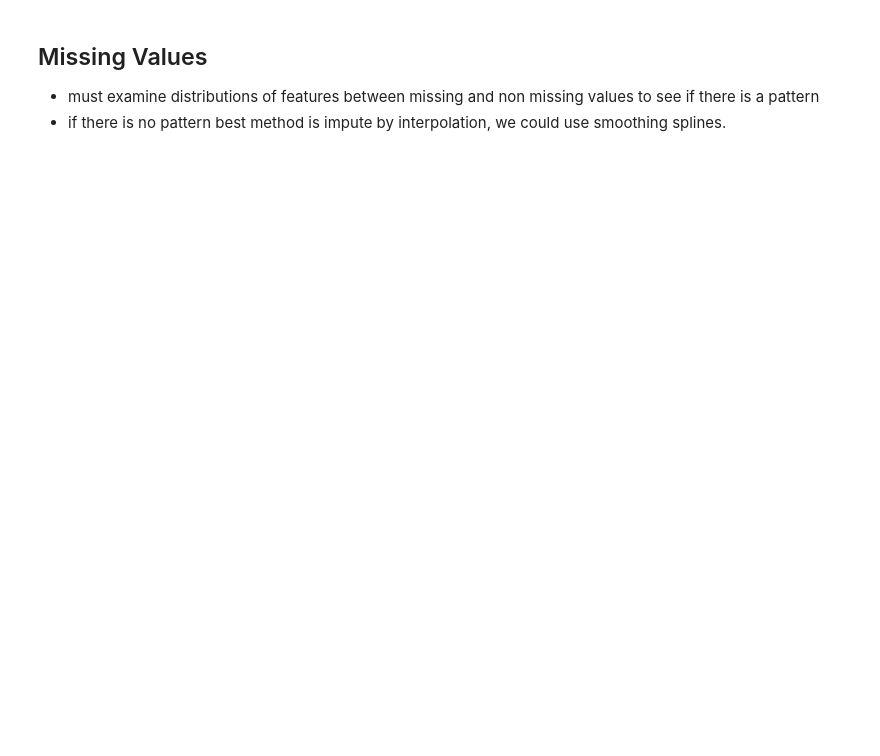
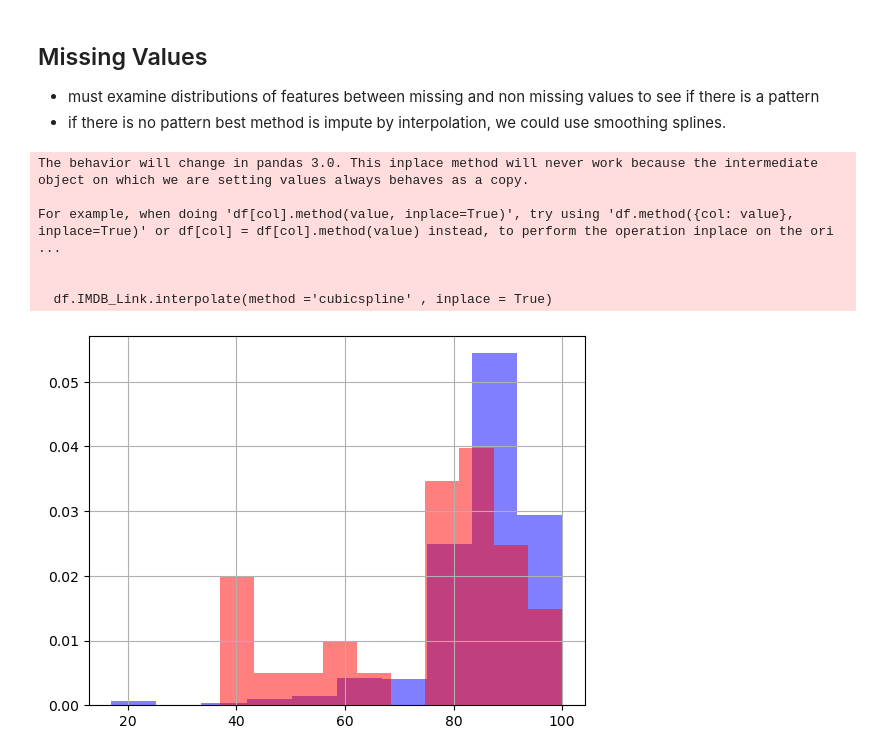
Before and after one commit to 3oop/ISLr-Final-myket-animation, a Jupyter notebook: data_cleaning.ipynb, the cells around one changed output. Saved outputs shown, nothing was run; the diff lists cells and outputs as text; code cells hidden in the pictures; blank space fills up the shorter version.

```diff
--- a/data_cleaning.ipynb
+++ b/data_cleaning.ipynb
@@ -126,0 +138,2 @@ Music values : [0]
+# %%
+df.loc[df.Rade.isna(), 'Rade'] = df.Rade.mode()
@@ -130,6 +149,7 @@ df.Country = df.Country.astype('category')
 
 df.Rade = df.Rade.astype('category')
 
-persian_years = [w for w in df.Year.unique().tolist() if not w.isascii()] # farsi charachters are not ascii
-df.Year = df.Year.str.replace(persian_years.pop(), "2024")
-df.Year = df.Year.astype('int64')
+# persian_years = [w for w in df.Year[df.Year.notna()].unique().tolist() if not w.isascii() ] # farsi charachters are not ascii
+
+for old,new in {'۱۴۰۲':'2023', '۱۴۰۳':'2024'}.items():
+    df.Year = df.Year.str.replace(old, new)
@@ -164,5 +172,30 @@ array([  2342,   2713,   3838,  11256,   1647,  15991,  10779,   3236,
+# %%
+# After Examination
+for i in df.loc[(df['Num_Seasons'] == 1) & (df['Total_Episodes'] == 0), 'Num_Seasons' ].unique():
+    df.loc[(df['Num_Seasons'] == i) & (df['Total_Episodes'] == 0), 'Total_Episodes' ] = df.loc[df['Num_Seasons'] == i, 'Total_Episodes' ].mode()
 # %% [markdown]
 ## Missing Values
 
 - must examine distributions of features between missing and non missing values to see if there is a pattern
 - if there is no pattern best method is impute by interpolation, we could use smoothing splines.
+# %%
+df = df[df.Year.notna()] # Omit this one becuz it was a 24/7 stream
+
+df.loc[df.Rade.isna(), 'Rade'] = df.Rade.unique()[0]
+# %%
+fig, ax = plt.subplots()
+
+df.Amtiaz[df.IMDB_Link.notna()].hist(ax = ax, color = 'blue', alpha = 0.5, density= True)
+df.Amtiaz[df.IMDB_Link.isna()].hist(ax = ax, color = 'red', density = True, alpha = 0.5)
+
+# an apropriate K-S test might tell us to just ignore the difference
+
+#df.IMDB_Link.interpolate(method ='cubicspline' , inplace = True)
+# %% [output]
+The behavior will change in pandas 3.0. This inplace method will never work because the intermediate object on which we are setting values always behaves as a copy.
+
+For example, when doing 'df[col].method(value, inplace=True)', try using 'df.method({col: value}, inplace=True)' or df[col] = df[col].method(value) instead, to perform the operation inplace on the ori ...
+
+
+  df.IMDB_Link.interpolate(method ='cubicspline' , inplace = True)
+[figure, added]
```
Also changed, not shown: parts of 16 cells of this notebook, 2 other files.
